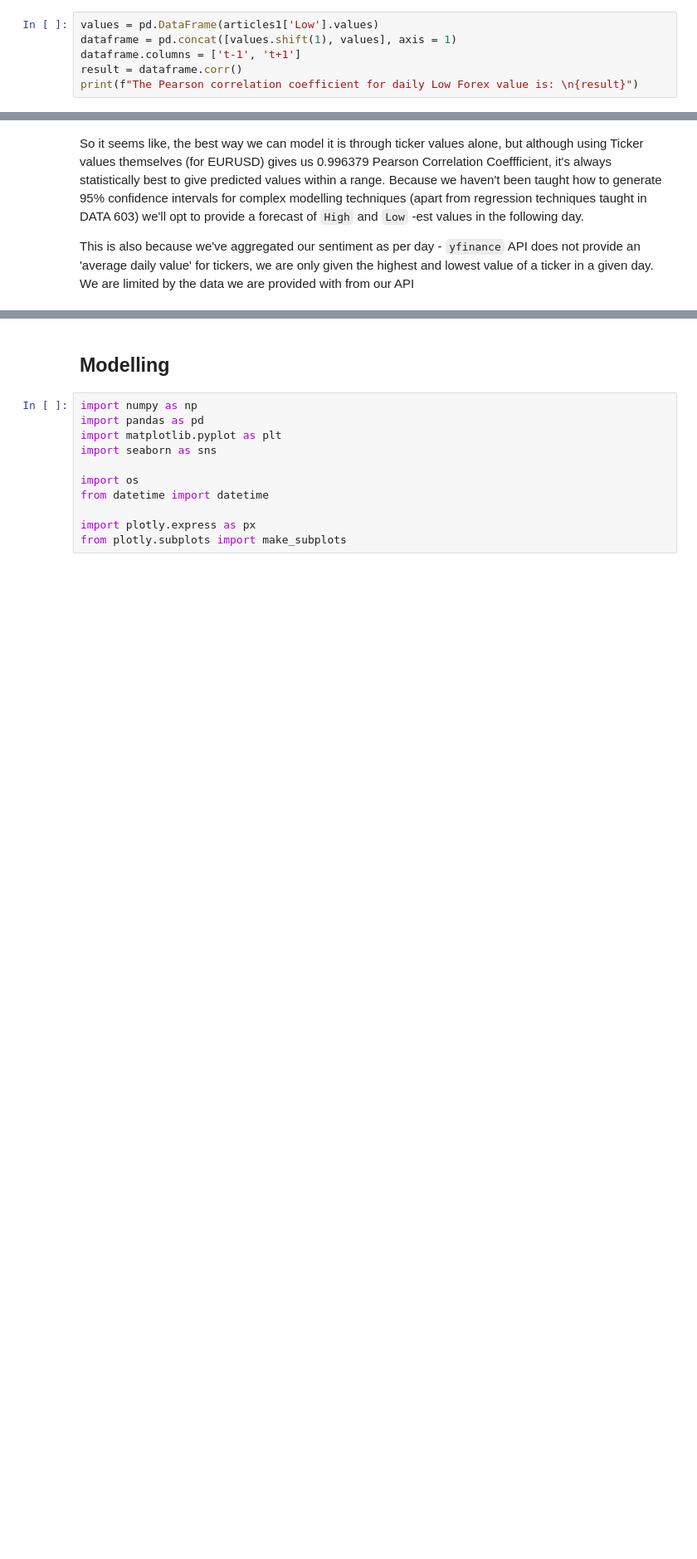
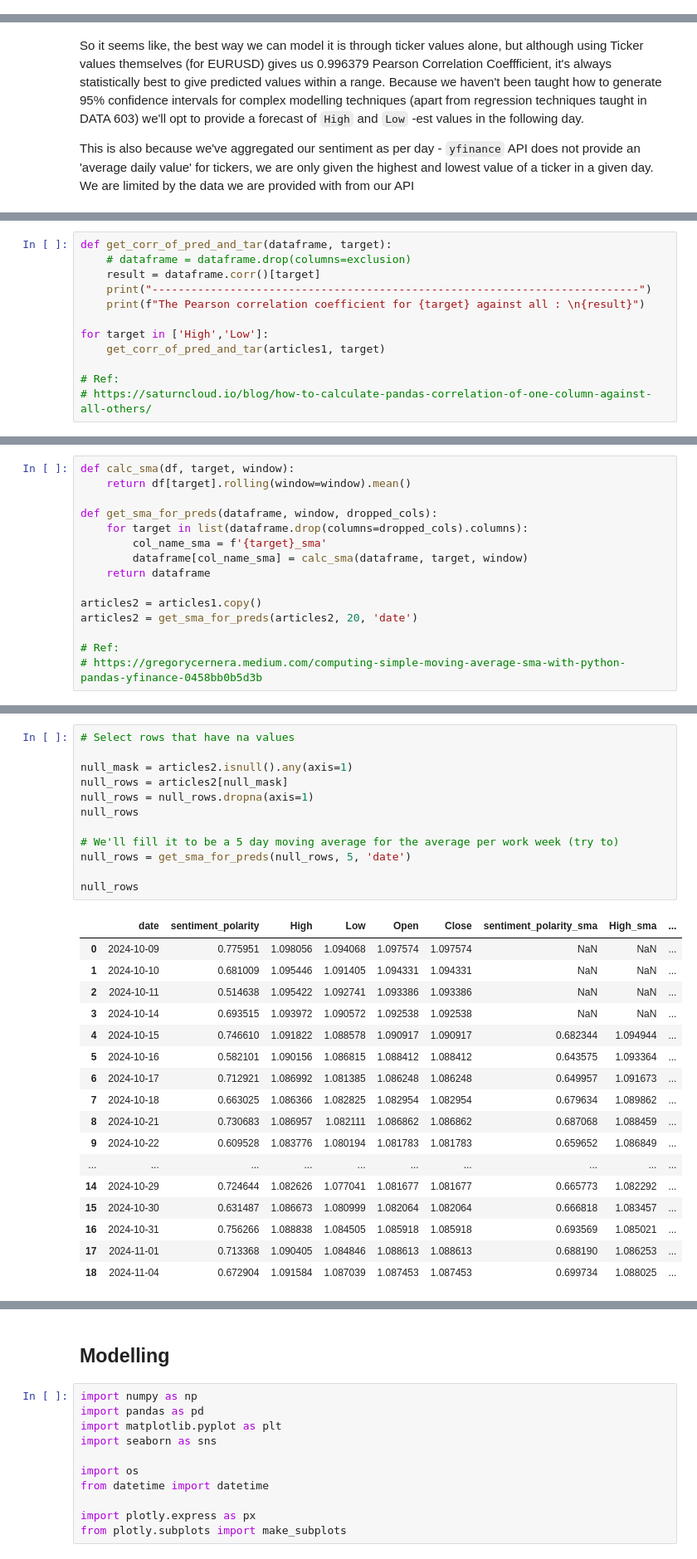
Before and after one commit to asumag4/fxTickerPredict, a Jupyter notebook: testers/news_article_modelling.ipynb, the cells around one changed output, grey strips where cells are left out. Shown at 83% size. Cells and saved outputs as stored; diff of their text form; blank space fills up the shorter version.

```diff
--- a/testers/news_article_modelling.ipynb
+++ b/testers/news_article_modelling.ipynb
@@ -446,6 +260,0 @@ t+1  0.973796  1.000000
-# %%
-values = pd.DataFrame(articles1['Low'].values)
-dataframe = pd.concat([values.shift(1), values], axis = 1)
-dataframe.columns = ['t-1', 't+1']
-result = dataframe.corr()
-print(f"The Pearson correlation coefficient for daily Low Forex value is: \n{result}")
@@ -460,0 +267,12 @@ This is also because we've aggregated our sentiment as per day - `yfinance` API
+# %%
+def get_corr_of_pred_and_tar(dataframe, target):
+    # dataframe = dataframe.drop(columns=exclusion)
+    result = dataframe.corr()[target]
+    print("---------------------------------------------------------------------------")
+    print(f"The Pearson correlation coefficient for {target} against all : \n{result}")
+
+for target in ['High','Low']:
+    get_corr_of_pred_and_tar(articles1, target)
+
+# Ref:
+# https://saturncloud.io/blog/how-to-calculate-pandas-correlation-of-one-column-against-all-others/
@@ -460,0 +341,15 @@ This is also because we've aggregated our sentiment as per day - `yfinance` API
+# %%
+def calc_sma(df, target, window):
+    return df[target].rolling(window=window).mean()
+
+def get_sma_for_preds(dataframe, window, dropped_cols):
+    for target in list(dataframe.drop(columns=dropped_cols).columns):
+        col_name_sma = f'{target}_sma'
+        dataframe[col_name_sma] = calc_sma(dataframe, target, window)
+    return dataframe
+
+articles2 = articles1.copy()
+articles2 = get_sma_for_preds(articles2, 20, 'date')
+
+# Ref:
+# https://gregorycernera.medium.com/computing-simple-moving-average-sma-with-python-pandas-yfinance-0458bb0b5d3b
@@ -460,0 +376,30 @@ This is also because we've aggregated our sentiment as per day - `yfinance` API
+# %%
+# Select rows that have na values
+
+null_mask = articles2.isnull().any(axis=1)
+null_rows = articles2[null_mask]
+null_rows = null_rows.dropna(axis=1)
+null_rows
+
+# We'll fill it to be a 5 day moving average for the average per work week (try to)
+null_rows = get_sma_for_preds(null_rows, 5, 'date')
+
+null_rows
+# %% [output]
+|  | date | sentiment_polarity | High | Low | Open | Close | sentiment_polarity_sma | High_sma | ... |
+| 0 | 2024-10-09 | 0.775951 | 1.098056 | 1.094068 | 1.097574 | 1.097574 | NaN | NaN | ... |
+| 1 | 2024-10-10 | 0.681009 | 1.095446 | 1.091405 | 1.094331 | 1.094331 | NaN | NaN | ... |
+| 2 | 2024-10-11 | 0.514638 | 1.095422 | 1.092741 | 1.093386 | 1.093386 | NaN | NaN | ... |
+| 3 | 2024-10-14 | 0.693515 | 1.093972 | 1.090572 | 1.092538 | 1.092538 | NaN | NaN | ... |
+| 4 | 2024-10-15 | 0.746610 | 1.091822 | 1.088578 | 1.090917 | 1.090917 | 0.682344 | 1.094944 | ... |
+| 5 | 2024-10-16 | 0.582101 | 1.090156 | 1.086815 | 1.088412 | 1.088412 | 0.643575 | 1.093364 | ... |
+| 6 | 2024-10-17 | 0.712921 | 1.086992 | 1.081385 | 1.086248 | 1.086248 | 0.649957 | 1.091673 | ... |
+| 7 | 2024-10-18 | 0.663025 | 1.086366 | 1.082825 | 1.082954 | 1.082954 | 0.679634 | 1.089862 | ... |
+| 8 | 2024-10-21 | 0.730683 | 1.086957 | 1.082111 | 1.086862 | 1.086862 | 0.687068 | 1.088459 | ... |
+| 9 | 2024-10-22 | 0.609528 | 1.083776 | 1.080194 | 1.081783 | 1.081783 | 0.659652 | 1.086849 | ... |
+| ... | ... | ... | ... | ... | ... | ... | ... | ... | ... |
+| 14 | 2024-10-29 | 0.724644 | 1.082626 | 1.077041 | 1.081677 | 1.081677 | 0.665773 | 1.082292 | ... |
+| 15 | 2024-10-30 | 0.631487 | 1.086673 | 1.080999 | 1.082064 | 1.082064 | 0.666818 | 1.083457 | ... |
+| 16 | 2024-10-31 | 0.756266 | 1.088838 | 1.084505 | 1.085918 | 1.085918 | 0.693569 | 1.085021 | ... |
+| 17 | 2024-11-01 | 0.713368 | 1.090405 | 1.084846 | 1.088613 | 1.088613 | 0.688190 | 1.086253 | ... |
+| 18 | 2024-11-04 | 0.672904 | 1.091584 | 1.087039 | 1.087453 | 1.087453 | 0.699734 | 1.088025 | ... |
```
Also changed, not shown: parts of 65 cells of this notebook, 18 other files.
